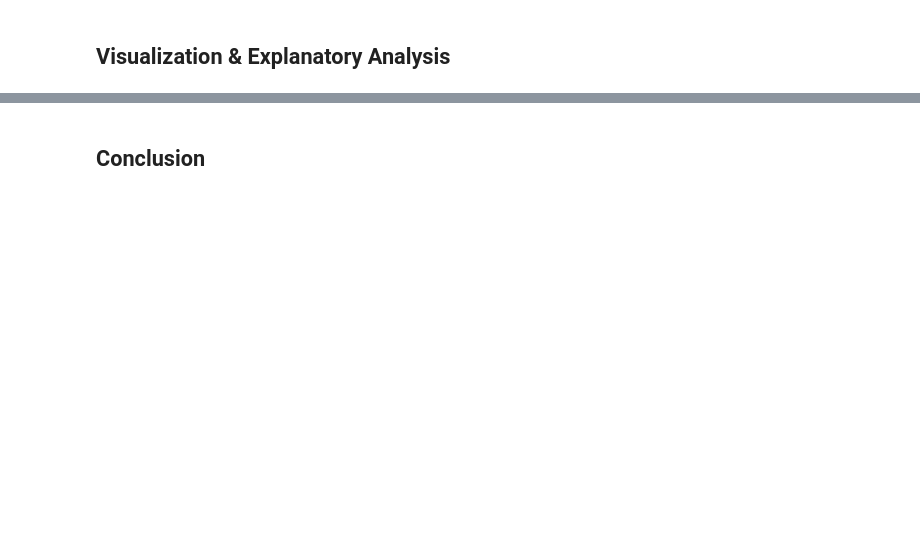
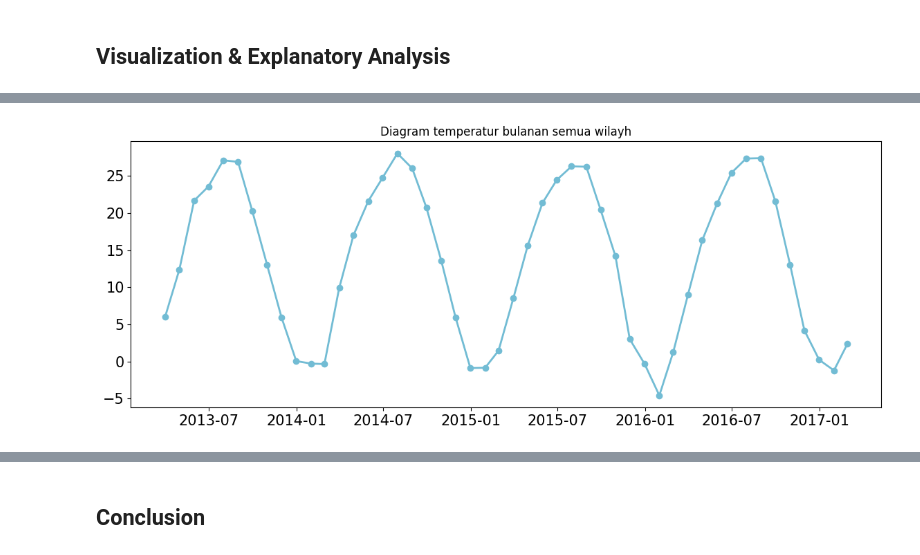
Before and after one commit to Alvi399/Analisa-Air-Quality-Dataset, a Jupyter notebook: notebook.ipynb, the cells around one changed output, grey strips where cells are left out. Cells and saved outputs as stored; diff of their text form; code cells hidden in the pictures; blank space fills up the shorter version.

```diff
--- a/notebook.ipynb
+++ b/notebook.ipynb
@@ -227,0 +240,5 @@ pm25_df.head()
+# %%
+temp_mean_monthly_df = all_df.resample(rule='M',on='date').agg({
+    "TEMP":"mean"
+}).reset_index()
+temp_mean_monthly_df.head()
@@ -227,0 +252,9 @@ pm25_df.head()
+# %%
+plt.figure(figsize=(14,5))
+plt.plot(temp_mean_monthly_df['date'],temp_mean_monthly_df['TEMP'], marker= 'o',linewidth = 2,color = "#72BCD4")
+plt.title("Diagram temperatur bulanan semua wilayh")
+plt.xticks(fontsize = 15)
+plt.yticks(fontsize = 15)
+plt.show()
+# %% [output]
+[figure, added]
```
Also changed, not shown: parts of 24 cells of this notebook, 27 other files.
